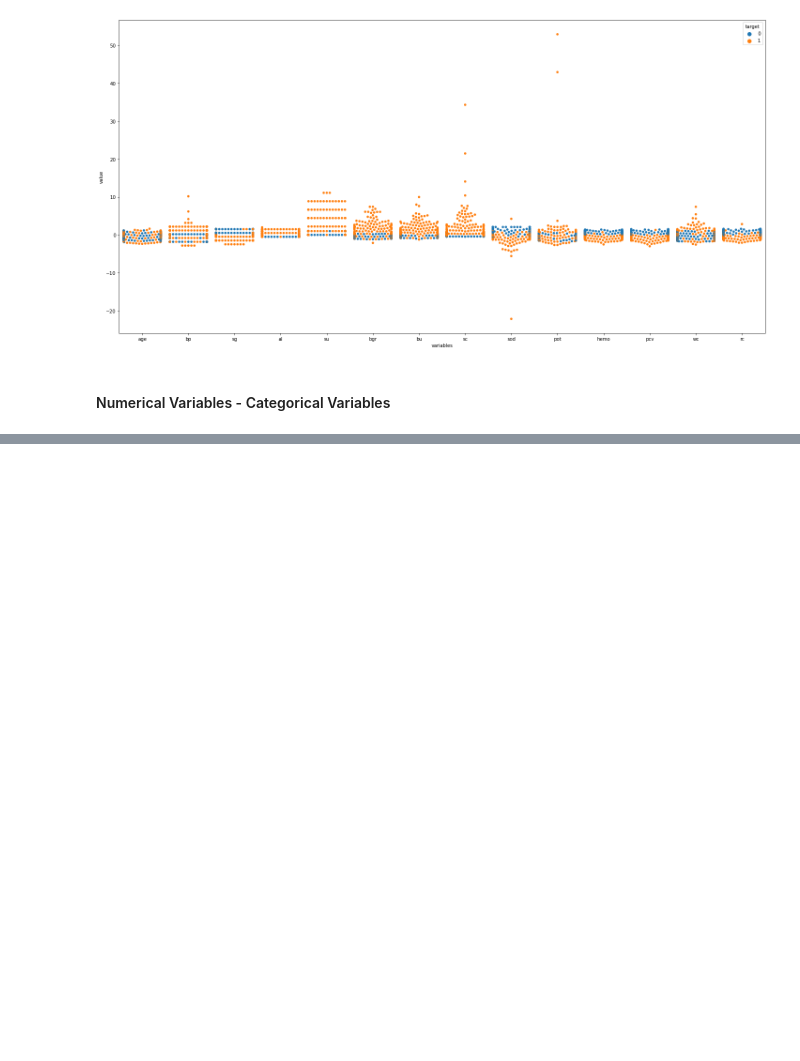
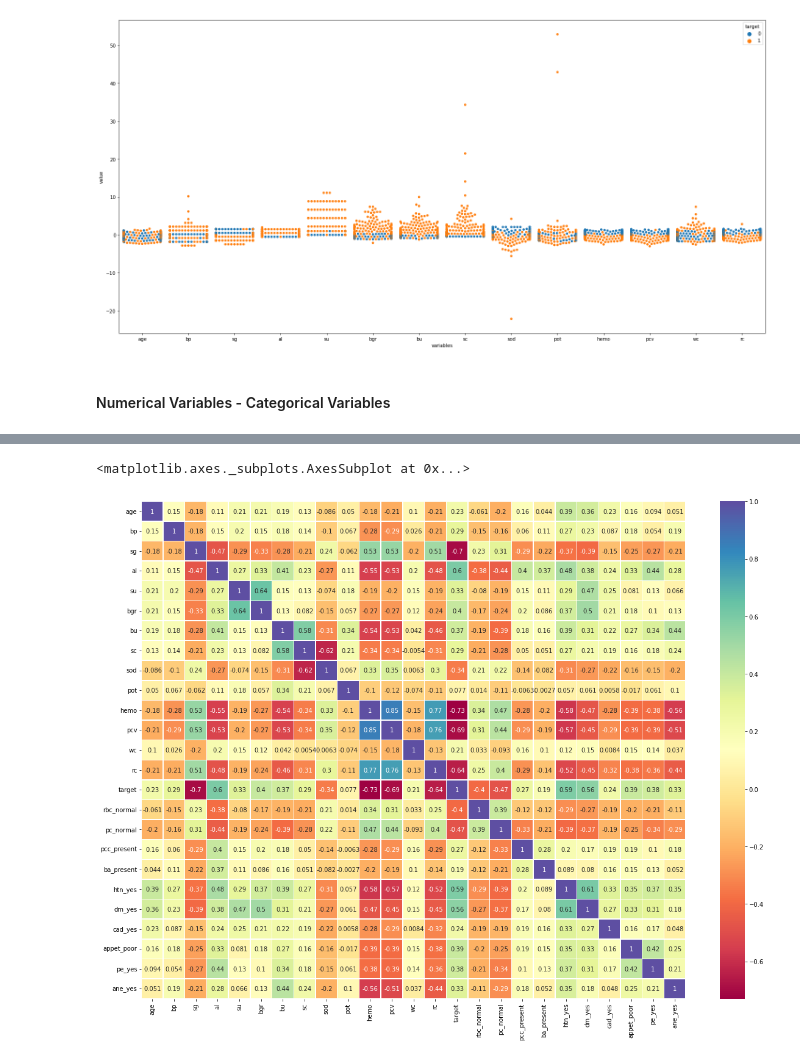
Before and after one commit to TaeMD/ML-projects, a Jupyter notebook: Predicting_CKD.ipynb, the cells around one changed output, grey strips where cells are left out. Cells and saved outputs as stored; diff of their text form; code cells hidden in the pictures; blank space fills up the shorter version.

```diff
--- a/Predicting_CKD.ipynb
+++ b/Predicting_CKD.ipynb
@@ -951,0 +1026,4 @@ plt.tight_layout();
+# %%
+df_new2 = pd.concat([scailed_df, categoric_var_df], axis = 1)
+# %%
+df_new2['target'] = df_new['target']
@@ -951,0 +1040,2 @@ plt.tight_layout();
+# %%
+df_new2 = pd.get_dummies(df_new2, drop_first=True)
@@ -951,0 +1079,6 @@ plt.tight_layout();
+# %%
+plt.figure(figsize = (20,15))
+sns.heatmap(data=df_new2.corr(), annot=True, cmap='Spectral', linewidths=0.5)
+# %% [output]
+<matplotlib.axes._subplots.AxesSubplot at 0x...>
+[figure, added]
```
Also changed, not shown: parts of 20 cells of this notebook.
